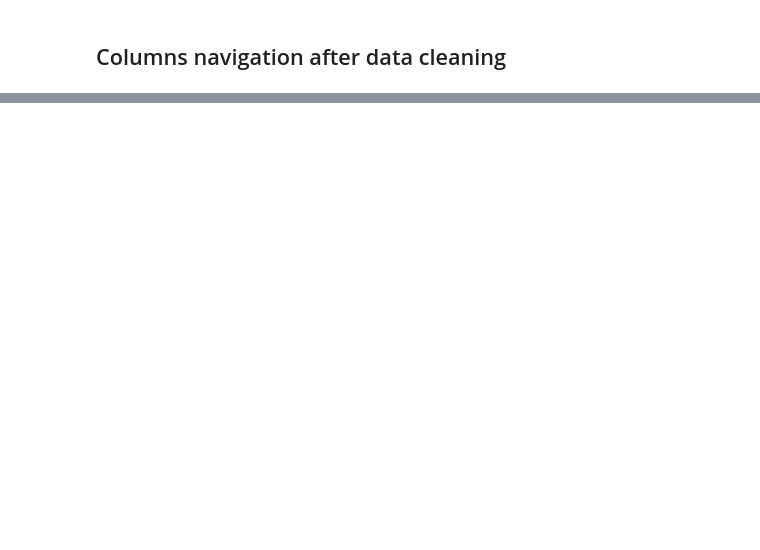
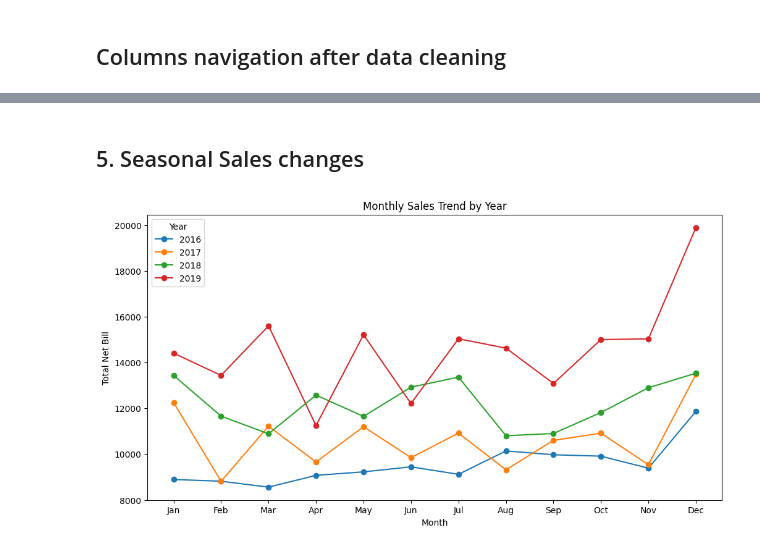
Before and after one commit to TetianaZalivan/Python-Tasks-for-Data-Analytics-, a Jupyter notebook: Final Project - Grocery store sales analysis.ipynb, the cells around one changed output, grey strips where cells are left out. Drawn from its saved outputs; the diff is of its cells as text; code cells hidden in the pictures; blank space fills up the shorter version.

```diff
--- a/Final Project - Grocery store sales analysis.ipynb
+++ b/Final Project - Grocery store sales analysis.ipynb
@@ -19,7 +27,8 @@ import pandas as pd
 Ось так можемо переглянути, які є листки в Excel файлі:
 # %%
 # замініть на шлях до файлу на своєму комп`ютері
-path_to_file = '../data/Grocery Database.xlsx'
+# path_to_file = '../data/Grocery Database.xlsx'  # Jupyter
+path_to_file = 'Grocery Database.xlsx' #Colab
 # %%
 xl = pd.ExcelFile(path_to_file)
 xl.sheet_names
@@ -282,0 +433,18 @@ None
+# %% [markdown]
+## 5. Seasonal Sales changes
+# %%
+monthly_summary = cleaned_df.groupby(['Month', 'Year'])[['Calculated_Net_Bill_Amount']].sum().round(2).reset_index()
+monthly_pivot_table = monthly_summary.pivot(index='Month', columns='Year', values='Calculated_Net_Bill_Amount')
+plt.figure(figsize=(12, 6))
+for year in monthly_pivot_table.columns:
+    plt.plot(monthly_pivot_table.index, monthly_pivot_table[year], marker='o', label=str(year))
+
+plt.title('Monthly Sales Trend by Year')
+plt.xlabel('Month')
+plt.ylabel('Total Net Bill')
+plt.legend(title='Year')
+plt.grid(False)
+plt.xticks(ticks=range(1, 13), labels=['Jan', 'Feb', 'Mar', 'Apr', 'May', 'Jun', 'Jul', 'Aug', 'Sep', 'Oct', 'Nov', 'Dec'])
+plt.show()
+# %% [output]
+[figure, added]
```
Also changed, not shown: parts of 46 cells of this notebook.
